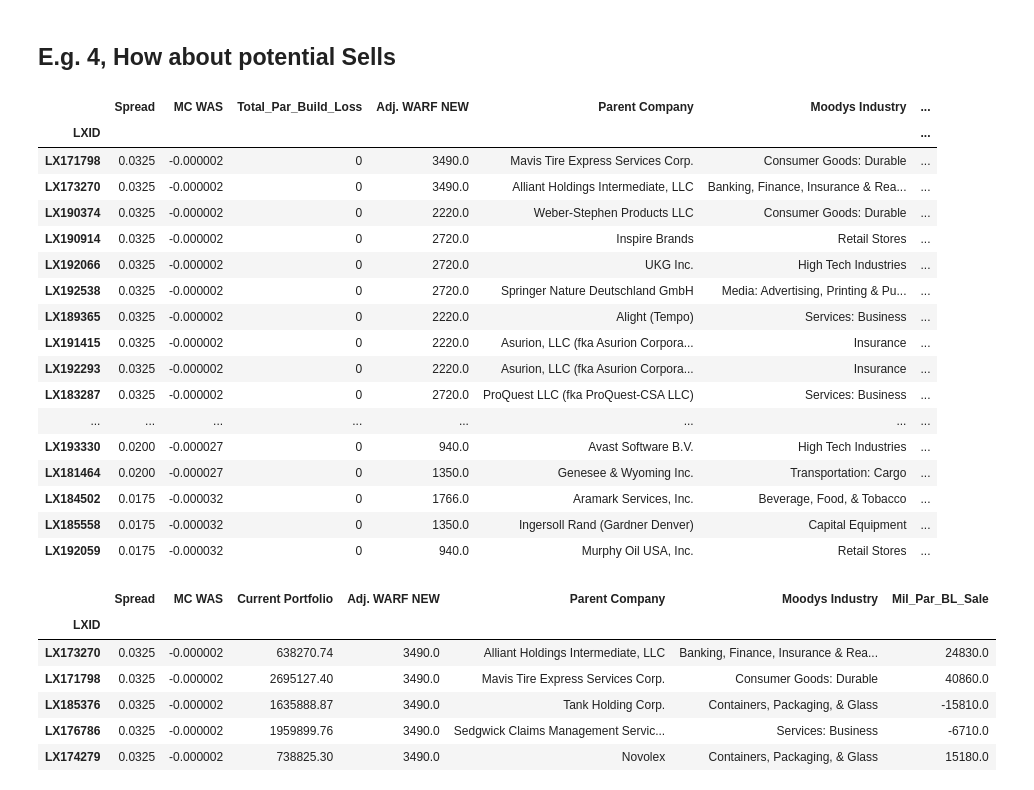
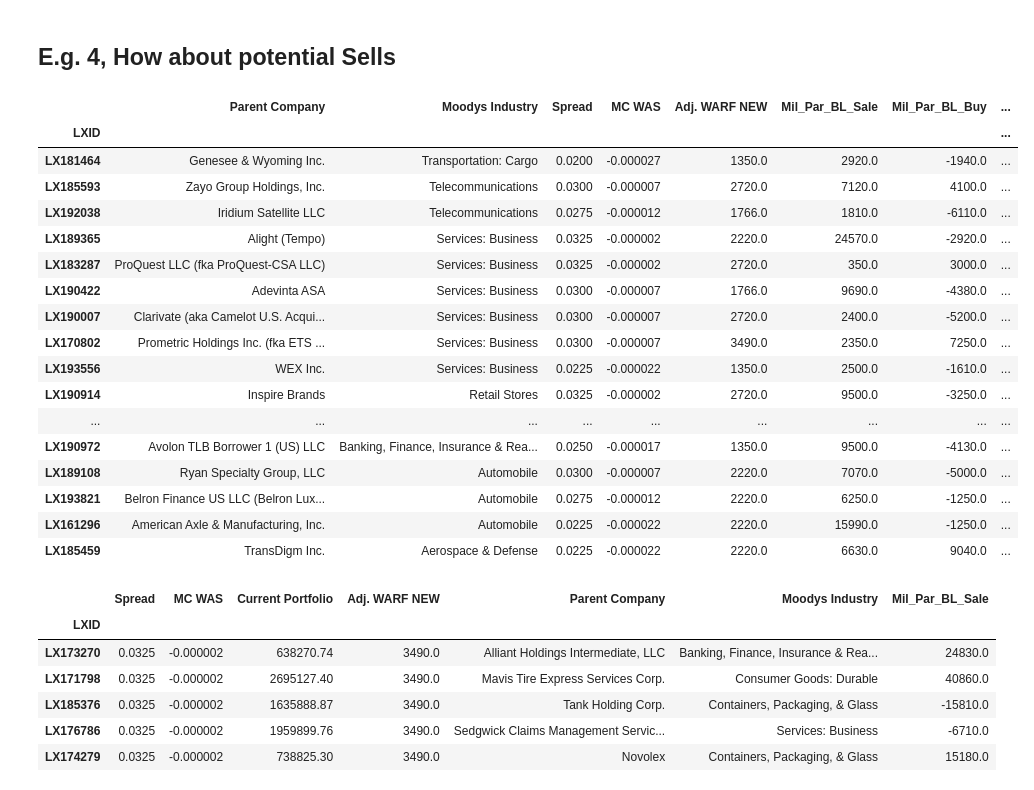
Before and after one commit to joshknechtel-gs/RM-IT, a Jupyter notebook: CLO Model Portfolio-17.ipynb, the cells around one changed output. Saved outputs shown, nothing was run; the diff lists cells and outputs as text; code cells hidden in the pictures.

Commit message:
pre-weighting change commit

```diff
--- a/CLO Model Portfolio-17.ipynb
+++ b/CLO Model Portfolio-17.ipynb
@@ -595,8 +582,7 @@ def model_pricing(model_df):
     model_df.loc[model_df['Actual Purch Price of Current Positions'].isna(),'Actual Purch Price of Current Positions'] = 0
     model_df['Current Portfolio'] = model_df['Quantity']
     model_df.loc[model_df['Current Portfolio'].isna(),'Current Portfolio'] = 0
-    model_df.loc[model_df['Potential Trades'].isna(),
-               'Potential Trades'] = 0
+    model_df.loc[model_df['Potential Trades'].isna(),'Potential Trades'] = 0
     model_df.loc[model_df['Addtl Purchase Amt'].isna(),'Addtl Purchase Amt'] = 0
     model_df.loc[model_df['Purch Price of Addtl Purch'].isna(),'Purch Price of Addtl Purch'] = 0
 
@@ -952,0 +994,15 @@ Port_stats(model_port.loc[screen_one],ind_avg_eu)
+# %%
+def desirability(model_df,keyStats,weights,highLow):
+    #norm_df = model_df.copy()
+    #norm_df = (norm_df[keyStats]-norm_df[keyStats].mean())/norm_df[keyStats].std()
+    #norm_df = (model_df[keyStats]-model_df[keyStats].mean())/model_df[keyStats].std()
+    #desire =
+    return (((model_df[keyStats]-model_df[keyStats].mean())/model_df[keyStats].std())*(np.array(weights)*np.array(highLow))).sum(axis=1)
+
+    #return desire
+
+#model_df['Desirability']
+#model_df['Desirability'] = ((model_df[keyStats]-model_df[keyStats].mean())/model_df[keyStats].std()*weights).sum(axis=1)
+#test = desirability(model_port,keyStats,weights,highLow).values
+#len(test)
+model_port.loc[:,'Desirability'] = desirability(model_port,keyStats,weights,highLow).values
@@ -952,0 +1015,8 @@ Port_stats(model_port.loc[screen_one],ind_avg_eu)
+# %%
+#sns.pairplot(test_df, diag_kind="kde",corner = True)
+
+condlist = [abs(model_port['Current Portfolio']) > 0,
+            abs(model_port['Potential Trades']) > 0]
+
+choicelist = ['Current', 'Potential']
+model_port['Categorical'] = np.select(condlist, choicelist, default='Outside')
@@ -1005,27 +1436,27 @@ model_port.loc[(model_port['MC WAS']>0)&(model_port['Adj. WARF NEW']<3400)&(mode
 # %%
 
 model_port.loc[(model_port['MC WAS']<0)&(model_port['Mil_Par_BL_Sale']>0),
-               ['Spread','MC WAS','Total_Par_Build_Loss','Adj. WARF NEW',
-            'Parent Company','Moodys Industry','Mil_Par_BL_Sale']].sort_values(by='Spread',ascending=False)
+               ['Parent Company','Moodys Industry','Spread','MC WAS','Adj. WARF NEW',
+            'Mil_Par_BL_Sale','Mil_Par_BL_Buy','MC Div Score']].sort_values(by=['Moodys Industry','Spread'],ascending=False)
 # %% [output]
-|  | Spread | MC WAS | Total_Par_Build_Loss | Adj. WARF NEW | Parent Company | Moodys Industry | ... |
-| LXID |  |  |  |  |  |  | ... |
-| LX171798 | 0.0325 | -0.000002 | 0 | 3490.0 | Mavis Tire Express Services Corp. | Consumer Goods: Durable | ... |
-| LX173270 | 0.0325 | -0.000002 | 0 | 3490.0 | Alliant Holdings Intermediate, LLC | Banking, Finance, Insurance & Rea... | ... |
-| LX190374 | 0.0325 | -0.000002 | 0 | 2220.0 | Weber-Stephen Products LLC | Consumer Goods: Durable | ... |
-| LX190914 | 0.0325 | -0.000002 | 0 | 2720.0 | Inspire Brands | Retail Stores | ... |
-| LX192066 | 0.0325 | -0.000002 | 0 | 2720.0 | UKG Inc. | High Tech Industries | ... |
-| LX192538 | 0.0325 | -0.000002 | 0 | 2720.0 | Springer Nature Deutschland GmbH | Media: Advertising, Printing & Pu... | ... |
-| LX189365 | 0.0325 | -0.000002 | 0 | 2220.0 | Alight (Tempo) | Services: Business | ... |
-| LX191415 | 0.0325 | -0.000002 | 0 | 2220.0 | Asurion, LLC (fka Asurion Corpora... | Insurance | ... |
-| LX192293 | 0.0325 | -0.000002 | 0 | 2220.0 | Asurion, LLC (fka Asurion Corpora... | Insurance | ... |
-| LX183287 | 0.0325 | -0.000002 | 0 | 2720.0 | ProQuest LLC (fka ProQuest-CSA LLC) | Services: Business | ... |
-| ... | ... | ... | ... | ... | ... | ... | ... |
-| LX193330 | 0.0200 | -0.000027 | 0 | 940.0 | Avast Software B.V. | High Tech Industries | ... |
-| LX181464 | 0.0200 | -0.000027 | 0 | 1350.0 | Genesee & Wyoming Inc. | Transportation: Cargo | ... |
-| LX184502 | 0.0175 | -0.000032 | 0 | 1766.0 | Aramark Services, Inc. | Beverage, Food, & Tobacco | ... |
-| LX185558 | 0.0175 | -0.000032 | 0 | 1350.0 | Ingersoll Rand (Gardner Denver) | Capital Equipment | ... |
-| LX192059 | 0.0175 | -0.000032 | 0 | 940.0 | Murphy Oil USA, Inc. | Retail Stores | ... |
+|  | Parent Company | Moodys Industry | Spread | MC WAS | Adj. WARF NEW | Mil_Par_BL_Sale | Mil_Par_BL_Buy | ... |
+| LXID |  |  |  |  |  |  |  | ... |
+| LX181464 | Genesee & Wyoming Inc. | Transportation: Cargo | 0.0200 | -0.000027 | 1350.0 | 2920.0 | -1940.0 | ... |
+| LX185593 | Zayo Group Holdings, Inc. | Telecommunications | 0.0300 | -0.000007 | 2720.0 | 7120.0 | 4100.0 | ... |
+| LX192038 | Iridium Satellite LLC | Telecommunications | 0.0275 | -0.000012 | 1766.0 | 1810.0 | -6110.0 | ... |
+| LX189365 | Alight (Tempo) | Services: Business | 0.0325 | -0.000002 | 2220.0 | 24570.0 | -2920.0 | ... |
+| LX183287 | ProQuest LLC (fka ProQuest-CSA LLC) | Services: Business | 0.0325 | -0.000002 | 2720.0 | 350.0 | 3000.0 | ... |
+| LX190422 | Adevinta ASA | Services: Business | 0.0300 | -0.000007 | 1766.0 | 9690.0 | -4380.0 | ... |
+| LX190007 | Clarivate (aka Camelot U.S. Acqui... | Services: Business | 0.0300 | -0.000007 | 2720.0 | 2400.0 | -5200.0 | ... |
+| LX170802 | Prometric Holdings Inc. (fka ETS ... | Services: Business | 0.0300 | -0.000007 | 3490.0 | 2350.0 | 7250.0 | ... |
+| LX193556 | WEX Inc. | Services: Business | 0.0225 | -0.000022 | 1350.0 | 2500.0 | -1610.0 | ... |
+| LX190914 | Inspire Brands | Retail Stores | 0.0325 | -0.000002 | 2720.0 | 9500.0 | -3250.0 | ... |
+| ... | ... | ... | ... | ... | ... | ... | ... | ... |
+| LX190972 | Avolon TLB Borrower 1 (US) LLC | Banking, Finance, Insurance & Rea... | 0.0250 | -0.000017 | 1350.0 | 9500.0 | -4130.0 | ... |
+| LX189108 | Ryan Specialty Group, LLC | Automobile | 0.0300 | -0.000007 | 2220.0 | 7070.0 | -5000.0 | ... |
+| LX193821 | Belron Finance US LLC (Belron Lux... | Automobile | 0.0275 | -0.000012 | 2220.0 | 6250.0 | -1250.0 | ... |
+| LX161296 | American Axle & Manufacturing, Inc. | Automobile | 0.0225 | -0.000022 | 2220.0 | 15990.0 | -1250.0 | ... |
+| LX185459 | TransDigm Inc. | Aerospace & Defense | 0.0225 | -0.000022 | 2220.0 | 6630.0 | 9040.0 | ... |
 # %%
 model_port.loc[(model_port['Spread']<0.035)&(model_port['Adj. WARF NEW']>3200)&(model_port['Current Portfolio']>0),
                ['Spread','MC WAS','Current Portfolio','Adj. WARF NEW',
```
Also changed, not shown: parts of 19 cells of this notebook.
